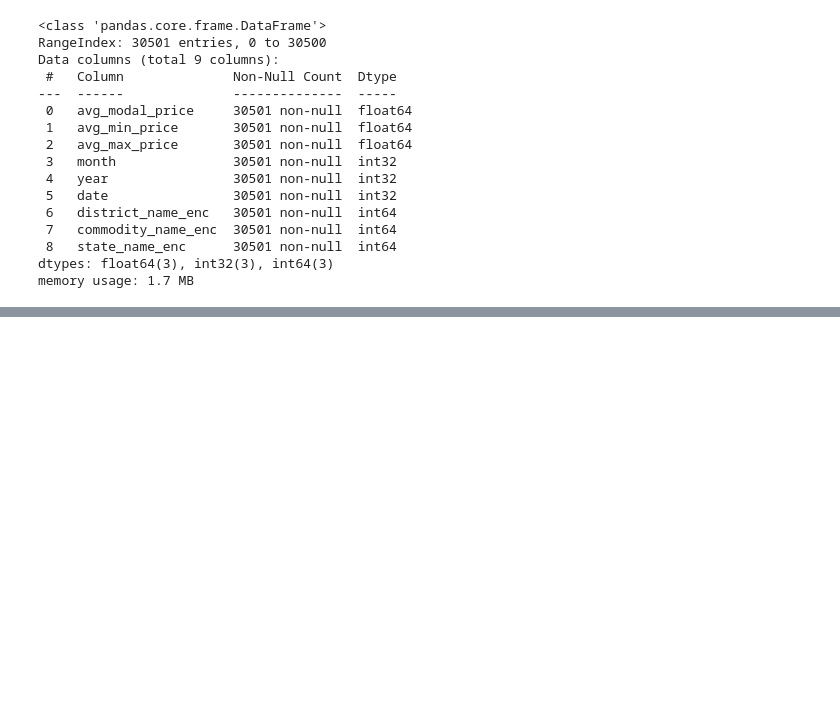
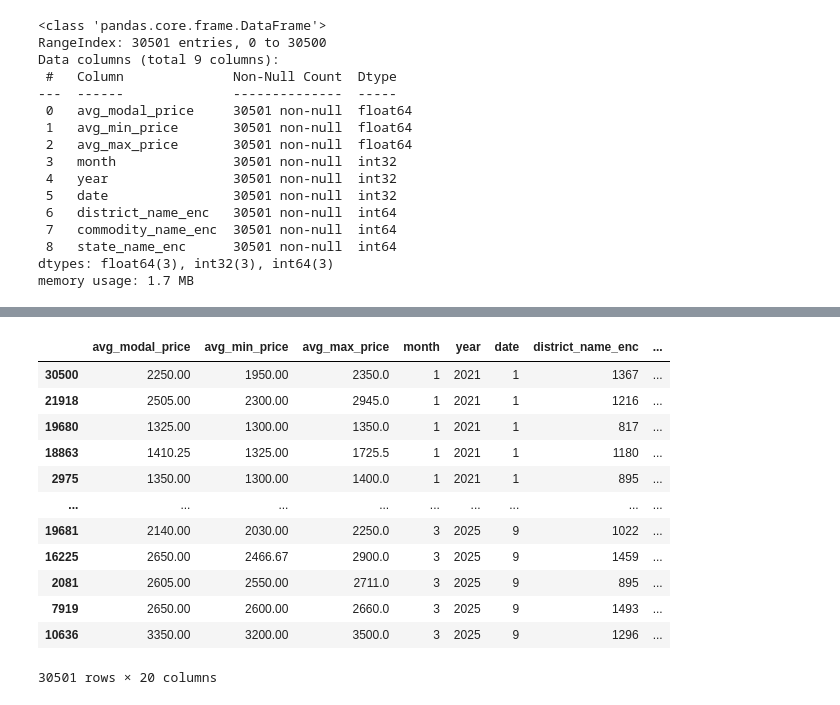
Before and after one commit to CodingYodha/Crop_price_Prediction, a Jupyter notebook: main.ipynb, the cells around one changed output, grey strips where cells are left out. Cells and saved outputs as stored; diff of their text form; code cells hidden in the pictures; blank space fills up the shorter version.

```diff
--- a/main.ipynb
+++ b/main.ipynb
@@ -103,0 +161,16 @@ memory usage: 1.7 MB
+# %%
+df.fillna(method='bfill')
+# %% [output]
+|  | avg_modal_price | avg_min_price | avg_max_price | month | year | date | district_name_enc | ... |
+| 30500 | 2250.00 | 1950.00 | 2350.0 | 1 | 2021 | 1 | 1367 | ... |
+| 21918 | 2505.00 | 2300.00 | 2945.0 | 1 | 2021 | 1 | 1216 | ... |
+| 19680 | 1325.00 | 1300.00 | 1350.0 | 1 | 2021 | 1 | 817 | ... |
+| 18863 | 1410.25 | 1325.00 | 1725.5 | 1 | 2021 | 1 | 1180 | ... |
+| 2975 | 1350.00 | 1300.00 | 1400.0 | 1 | 2021 | 1 | 895 | ... |
+| ... | ... | ... | ... | ... | ... | ... | ... | ... |
+| 19681 | 2140.00 | 2030.00 | 2250.0 | 3 | 2025 | 9 | 1022 | ... |
+| 16225 | 2650.00 | 2466.67 | 2900.0 | 3 | 2025 | 9 | 1459 | ... |
+| 2081 | 2605.00 | 2550.00 | 2711.0 | 3 | 2025 | 9 | 895 | ... |
+| 7919 | 2650.00 | 2600.00 | 2660.0 | 3 | 2025 | 9 | 1493 | ... |
+| 10636 | 3350.00 | 3200.00 | 3500.0 | 3 | 2025 | 9 | 1296 | ... |
+30501 rows × 20 columns
```
Also changed, not shown: parts of 19 cells of this notebook, 3 other files.
